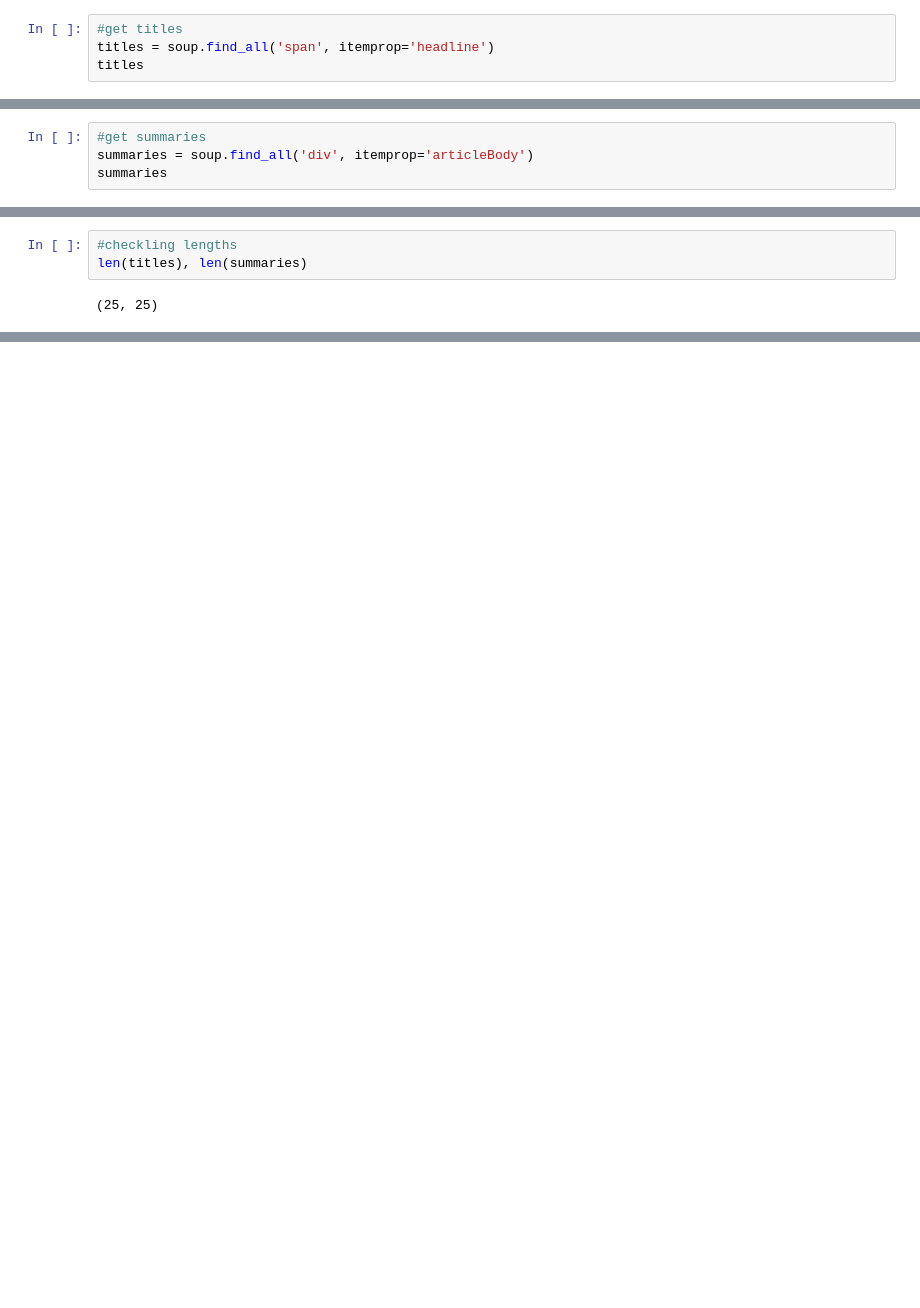
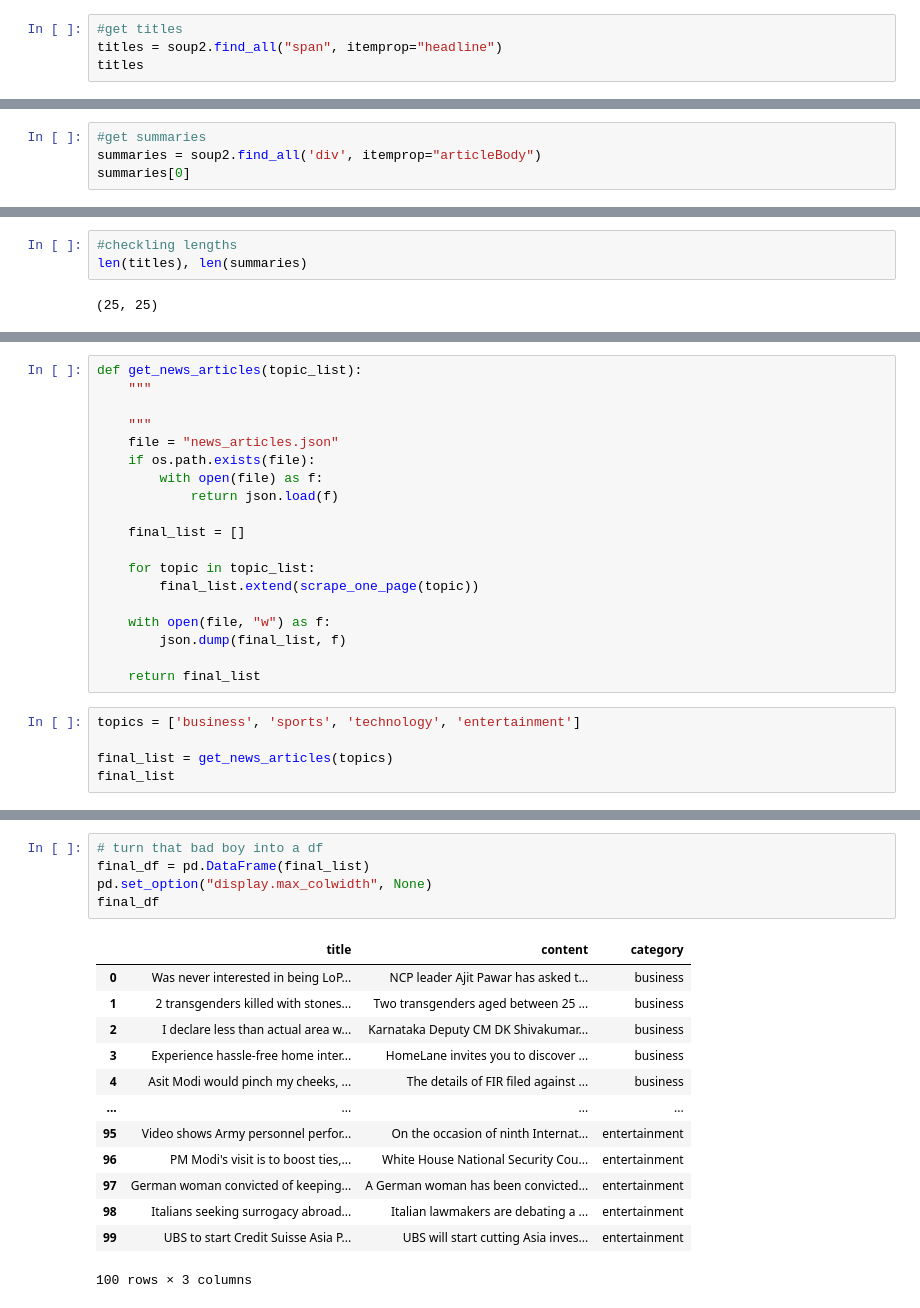
Before and after one commit to lewisalexia/natural-language-processing-exercises, a Jupyter notebook: acquire_exercises.ipynb, the cells around one changed output, grey strips where cells are left out. Drawn from its saved outputs; the diff is of its cells as text; blank space fills up the shorter version.

```diff
--- a/acquire_exercises.ipynb
+++ b/acquire_exercises.ipynb
@@ -805,7 +757,7 @@ soup.text
 '\n\n\n\n\n\n\n\n\n\n\n\n\n\n\n\n\n\n\n\n\n\n\n\n\n\n\n\n\n\n\n\n\n\n\n\n\n\n\n\n\n\n\n\n\n\nBusiness News: World and India Business News in English with Inshorts\n\n\n\n\n\n\n\n\n\n\n\n\n\n\n\n\n\n\n ...
 # %%
 #get titles
-titles = soup.find_all('span', itemprop='headline')
+titles = soup2.find_all("span", itemprop="headline")
 titles
 # %% [output]
 [<span itemprop="headline">Sensex, Nifty end at fresh closing highs</span>,
@@ -828,5 +780,5 @@ titles
 # %%
 #get summaries
-summaries = soup.find_all('div', itemprop='articleBody')
-summaries
+summaries = soup2.find_all('div', itemprop="articleBody")
+summaries[0]
 # %% [output]
@@ -884,0 +821,24 @@ def get_news_articles_2():
+# %%
+def get_news_articles(topic_list):
+    """
+
+    """
+    file = "news_articles.json"
+    if os.path.exists(file):
+        with open(file) as f:
+            return json.load(f)
+
+    final_list = []
+
+    for topic in topic_list:
+        final_list.extend(scrape_one_page(topic))
+
+    with open(file, "w") as f:
+        json.dump(final_list, f)
+
+    return final_list
+# %%
+topics = ['business', 'sports', 'technology', 'entertainment']
+
+final_list = get_news_articles(topics)
+final_list
@@ -884,0 +868,19 @@ def get_news_articles_2():
+# %%
+# turn that bad boy into a df
+final_df = pd.DataFrame(final_list)
+pd.set_option("display.max_colwidth", None)
+final_df
+# %% [output]
+|  | title | content | category |
+| 0 | Was never interested in being LoP... | NCP leader Ajit Pawar has asked t... | business |
+| 1 | 2 transgenders killed with stones... | Two transgenders aged between 25 ... | business |
+| 2 | I declare less than actual area w... | Karnataka Deputy CM DK Shivakumar... | business |
+| 3 | Experience hassle-free home inter... | HomeLane invites you to discover ... | business |
+| 4 | Asit Modi would pinch my cheeks, ... | The details of FIR filed against ... | business |
+| ... | ... | ... | ... |
+| 95 | Video shows Army personnel perfor... | On the occasion of ninth Internat... | entertainment |
+| 96 | PM Modi's visit is to boost ties,... | White House National Security Cou... | entertainment |
+| 97 | German woman convicted of keeping... | A German woman has been convicted... | entertainment |
+| 98 | Italians seeking surrogacy abroad... | Italian lawmakers are debating a ... | entertainment |
+| 99 | UBS to start Credit Suisse Asia P... | UBS will start cutting Asia inves... | entertainment |
+100 rows × 3 columns
```
Also changed, not shown: parts of 34 cells of this notebook.
